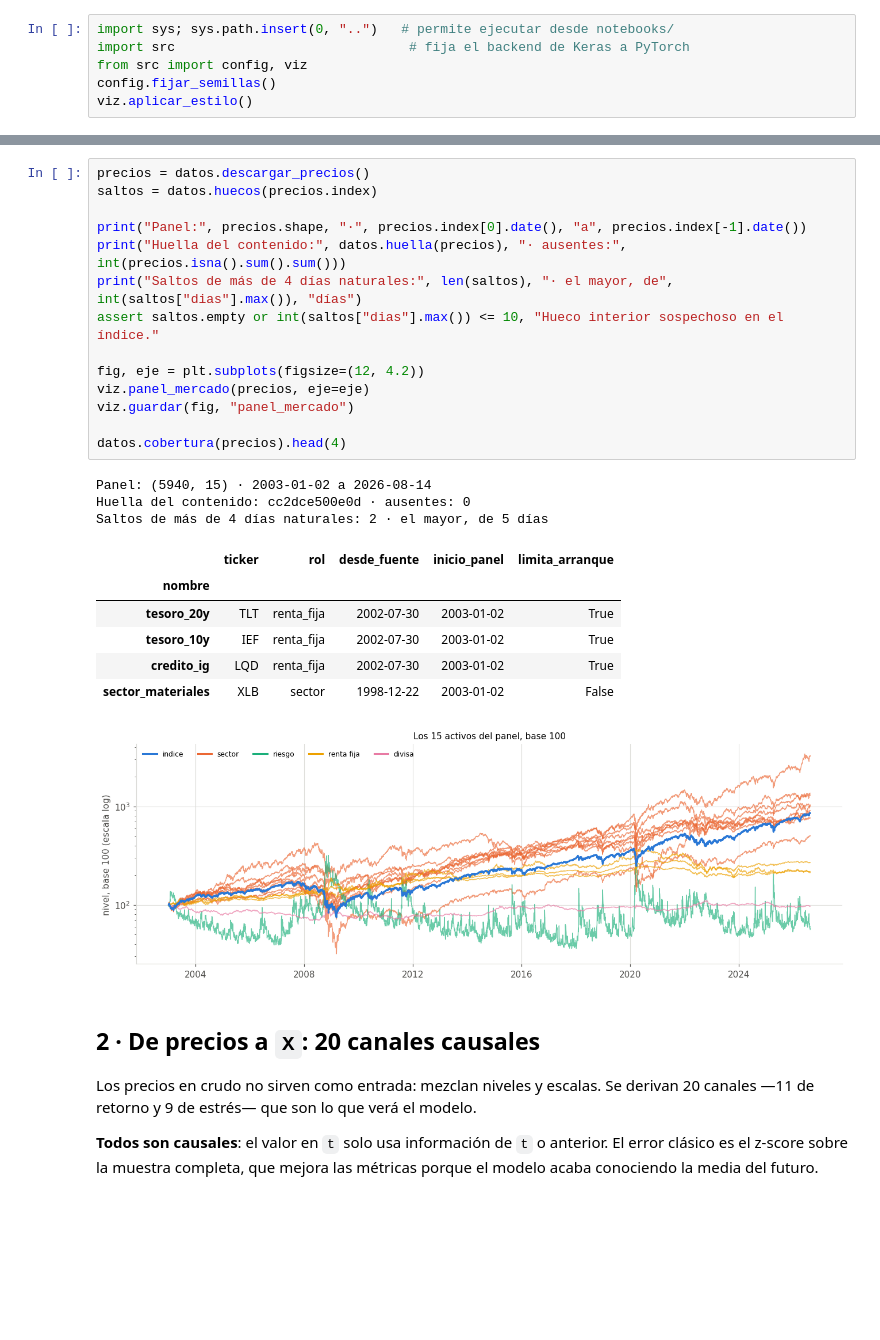
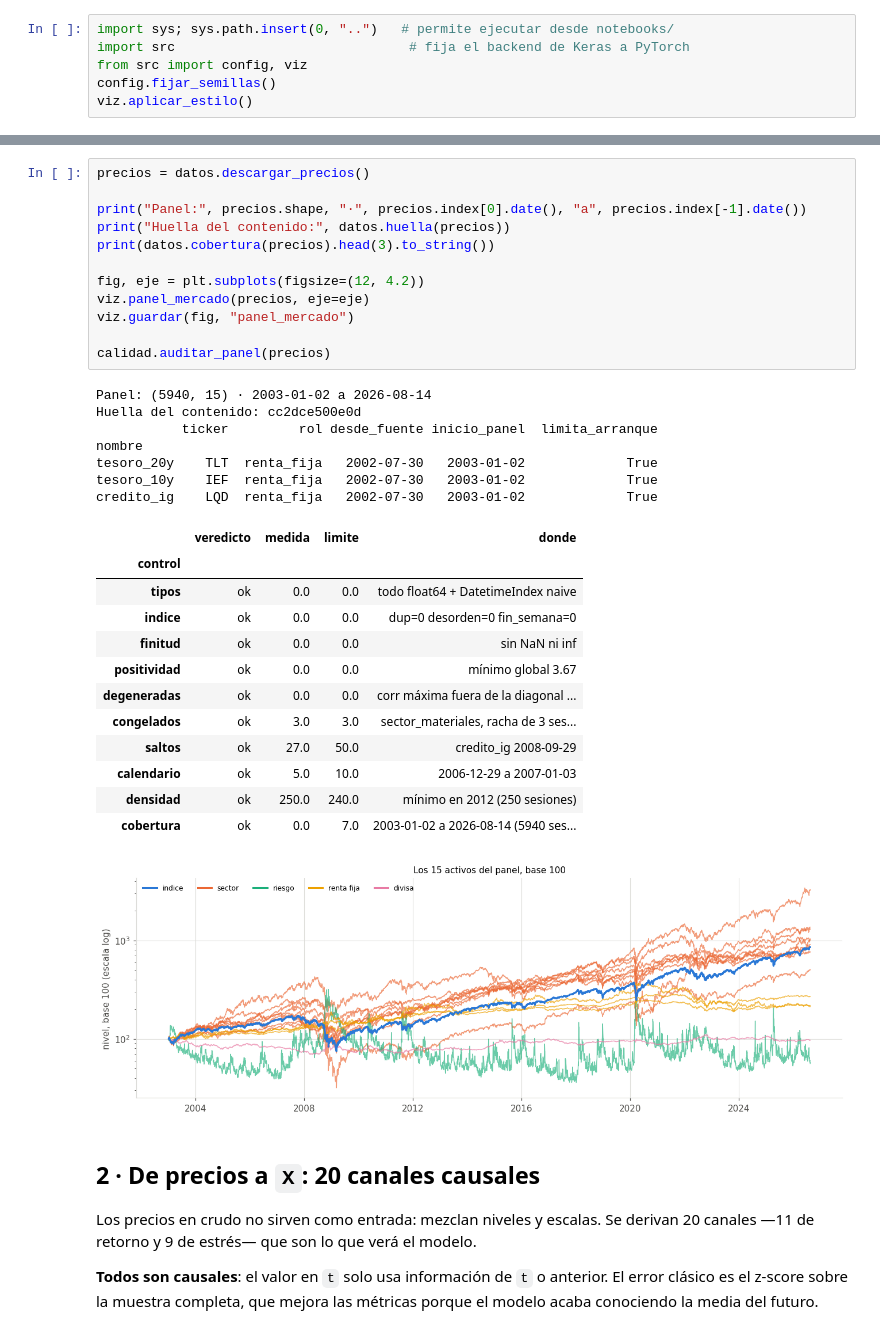
Before and after one commit to Romequinco/TALLER_GENERATIVOS, a Jupyter notebook: notebooks/00_datos_y_features.ipynb, the cells around one changed output, grey strips where cells are left out. Drawn from its saved outputs; the diff is of its cells as text; blank space fills up the shorter version.

```diff
--- a/notebooks/00_datos_y_features.ipynb
+++ b/notebooks/00_datos_y_features.ipynb
@@ -45,28 +48,36 @@ Tres cosas que mirar en la salida:
   julio de 2002, y por eso el periodo arranca en 2003.
 # %%
 precios = datos.descargar_precios()
-saltos = datos.huecos(precios.index)
 
 print("Panel:", precios.shape, "·", precios.index[0].date(), "a", precios.index[-1].date())
-print("Huella del contenido:", datos.huella(precios), "· ausentes:", int(precios.isna().sum().sum()))
-print("Saltos de más de 4 días naturales:", len(saltos), "· el mayor, de", int(saltos["dias"].max()), "días")
-assert saltos.empty or int(saltos["dias"].max()) <= 10, "Hueco interior sospechoso en el índice."
+print("Huella del contenido:", datos.huella(precios))
+print(datos.cobertura(precios).head(3).to_string())
 
 fig, eje = plt.subplots(figsize=(12, 4.2))
 viz.panel_mercado(precios, eje=eje)
 viz.guardar(fig, "panel_mercado")
 
-datos.cobertura(precios).head(4)
+calidad.auditar_panel(precios)
 # %% [output]
 Panel: (5940, 15) · 2003-01-02 a 2026-08-14
-Huella del contenido: cc2dce500e0d · ausentes: 0
-Saltos de más de 4 días naturales: 2 · el mayor, de 5 días
+Huella del contenido: cc2dce500e0d
+           ticker         rol desde_fuente inicio_panel  limita_arranque
+nombre
+tesoro_20y    TLT  renta_fija   2002-07-30   2003-01-02             True
+tesoro_10y    IEF  renta_fija   2002-07-30   2003-01-02             True
+credito_ig    LQD  renta_fija   2002-07-30   2003-01-02             True
-|  | ticker | rol | desde_fuente | inicio_panel | limita_arranque |
-| nombre |  |  |  |  |  |
-| tesoro_20y | TLT | renta_fija | 2002-07-30 | 2003-01-02 | True |
-| tesoro_10y | IEF | renta_fija | 2002-07-30 | 2003-01-02 | True |
-| credito_ig | LQD | renta_fija | 2002-07-30 | 2003-01-02 | True |
-| sector_materiales | XLB | sector | 1998-12-22 | 2003-01-02 | False |
+|  | veredicto | medida | limite | donde |
+| control |  |  |  |  |
+| tipos | ok | 0.0 | 0.0 | todo float64 + DatetimeIndex naive |
+| indice | ok | 0.0 | 0.0 | dup=0 desorden=0 fin_semana=0 |
+| finitud | ok | 0.0 | 0.0 | sin NaN ni inf |
+| positividad | ok | 0.0 | 0.0 | mínimo global 3.67 |
+| degeneradas | ok | 0.0 | 0.0 | corr máxima fuera de la diagonal ... |
+| congelados | ok | 3.0 | 3.0 | sector_materiales, racha de 3 ses... |
+| saltos | ok | 27.0 | 50.0 | credito_ig 2008-09-29 |
+| calendario | ok | 5.0 | 10.0 | 2006-12-29 a 2007-01-03 |
+| densidad | ok | 250.0 | 240.0 | mínimo en 2012 (250 sesiones) |
+| cobertura | ok | 0.0 | 7.0 | 2003-01-02 a 2026-08-14 (5940 ses... |
 [figure]
 # %% [markdown]
 ## 2 · De precios a `X`: 20 canales causales
```
Also changed, not shown: parts of 2 cells of this notebook, 13 other files.
